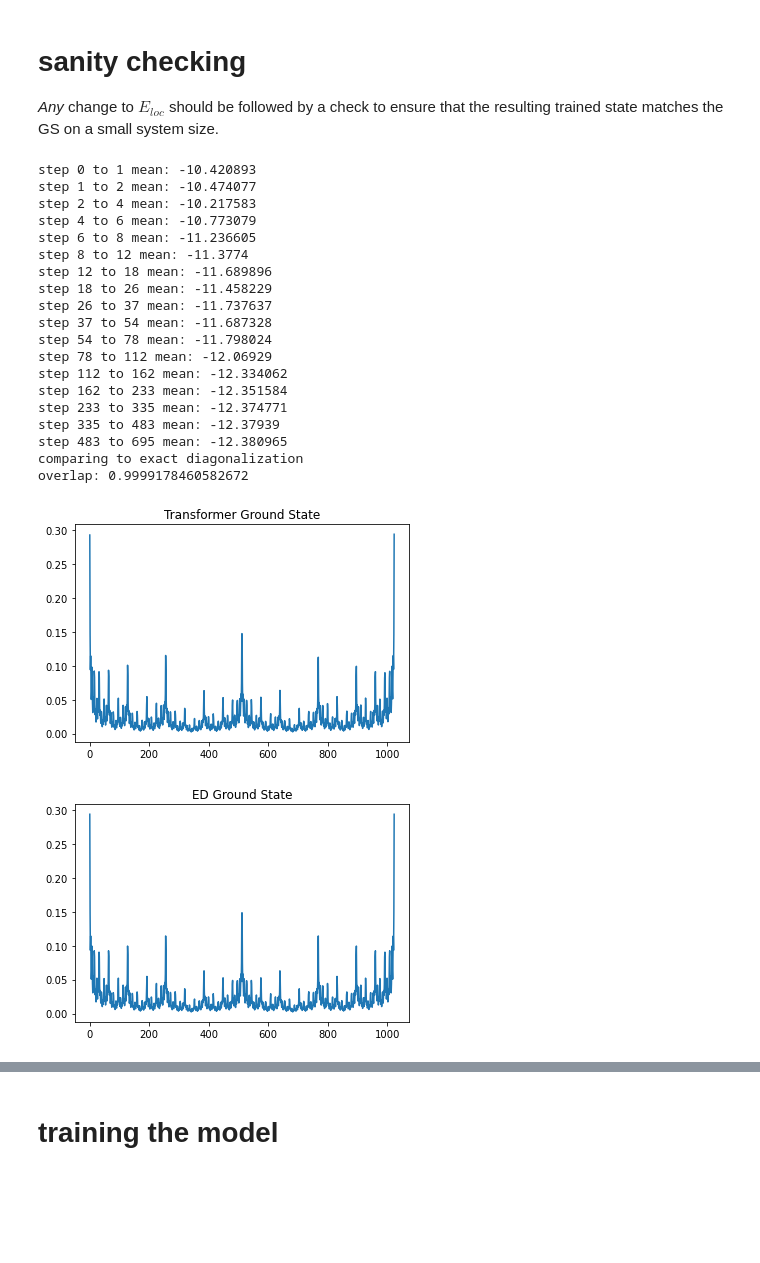
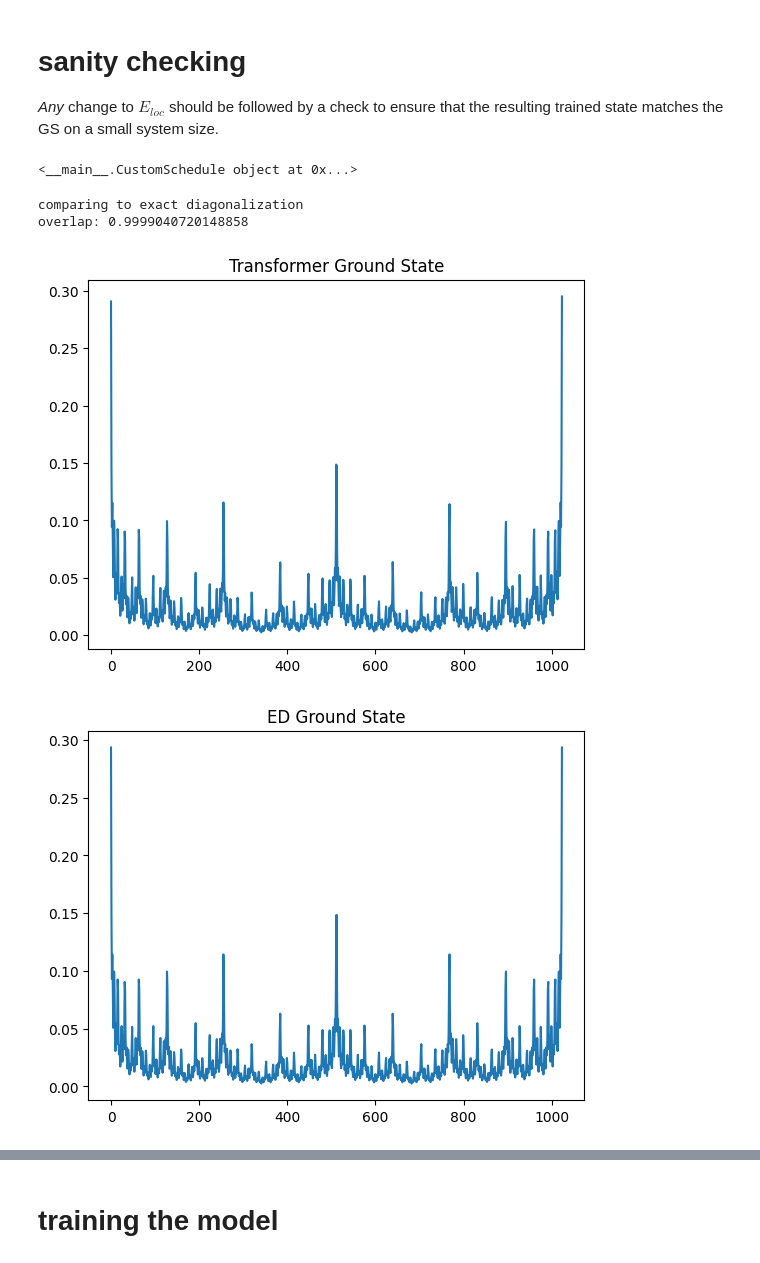
Before and after one commit to durrcommasteven/transformer_wavefunctions, a Jupyter notebook: final_version_transformer_TFIM.ipynb, the cells around one changed output, grey strips where cells are left out. Drawn from its saved outputs; the diff is of its cells as text; code cells hidden in the pictures; blank space fills up the shorter version.

Commit message:
adding tqdm, updating code

```diff
--- a/final_version_transformer_TFIM.ipynb
+++ b/final_version_transformer_TFIM.ipynb
@@ -173,9 +173,28 @@ class CustomSchedule(tf.keras.optimizers.schedules.LearningRateSchedule):
 # sanity checking
 
 _Any_ change to $E_{loc}$ should be followed by a check to ensure that the resulting trained state matches the GS on a small system size.
+# %%
+test_learning_rate = CustomSchedule(
+        d_model=10,
+        warmup_steps=250,
+        final_step = 1000,
+        minimum_step_size = 0.001,
+    )
+# %%
+print(test_learning_rate)
+# %% [output]
+<__main__.CustomSchedule object at 0x...>
+# %%
+test_optimizer = tf.keras.optimizers.legacy.Adam(
+        test_learning_rate,
+        beta_1=0.9,
+        beta_2=0.98,
+        epsilon=1e-9,
+    )
 # %%
 """
 Do we want to check this all works on a small system size
+Run this whenever a change is made to confirm that in the trivial case, the
 """
 check_eloc = True
 
@@ -190,8 +209,6 @@ if check_eloc:
             scrambled=False
         )
 
-    check_indices = [0]+[int(index) for index in np.logspace(0, 3, 20)]
-
     embedding_dimension=15
 
     test_learning_rate = CustomSchedule(
@@ -201,7 +218,7 @@ if check_eloc:
         minimum_step_size = 0.001,
     )
 
-    test_optimizer = tf.keras.optimizers.Adam(
+    test_optimizer = tf.keras.optimizers.legacy.Adam(
         test_learning_rate,
         beta_1=0.9,
         beta_2=0.98,
@@ -232,7 +249,9 @@ if check_eloc:
     test_real_energies = []
     test_imag_energies = []
 
-    for current_rep in range(initial_training_reps):
+    check_eloc_progress_bar = tqdm.tqdm(total=initial_training_reps, unit=' steps', ncols=100)
+
+    for current_training_rep in range(initial_training_reps):
 
         derivatives, (e_real, e_imag) = test_decoder.evaluate_gradients(Ns, local_energy_function, reps=1)
 
@@ -241,14 +260,14 @@ if check_eloc:
         test_real_energies.append(e_real)
         test_imag_energies.append(e_imag)
 
-        if current_rep in check_indices and current_rep>0:
-            position = check_indices.index(current_rep)
-            prev = check_indices[position-1]
-            print(f"step {prev} to {current_rep} mean:", np.mean(test_real_energies[prev:current_rep]))
+        if current_training_rep%5==0 and current_training_rep>0:
+            check_eloc_progress_bar.set_description(f"Loss: {np.mean(test_real_energies[-5:]):.4f}")
 
+        check_eloc_progress_bar.update(1)
     """
     compute overlap with exact ground state
     """
+    check_eloc_progress_bar.close()
 
     print("comparing to exact diagonalization")
 
@@ -259,50 +278,33 @@ if check_eloc:
 
     for i in range(10):
         tfim_ham+= -1*cirq.X(cirq.LineQubit(i))
 
     ham_mat = tfim_ham.matrix()
 
     ws, vs = LA.eigh(ham_mat)
 
     gs = get_explicit_transformer_state(
         test_decoder,
         qubit_num=10,
         assert_real=True,
     )
 
     overlap = np.abs(np.sum(gs*vs[:, 0]))
 
     print(f"overlap: {overlap}")
 
     plt.plot(np.abs(gs))
     plt.title("Transformer Ground State")
     plt.show()
 
     plt.plot(np.abs(vs[:, 0]))
     plt.title("ED Ground State")
     plt.show()
 
     # free up any space this may have taken
     #del test_decoder
 # %% [output]
-step 0 to 1 mean: -10.420893
-step 1 to 2 mean: -10.474077
-step 2 to 4 mean: -10.217583
-step 4 to 6 mean: -10.773079
-step 6 to 8 mean: -11.236605
-step 8 to 12 mean: -11.3774
-step 12 to 18 mean: -11.689896
-step 18 to 26 mean: -11.458229
-step 26 to 37 mean: -11.737637
-step 37 to 54 mean: -11.687328
-step 54 to 78 mean: -11.798024
-step 78 to 112 mean: -12.06929
-step 112 to 162 mean: -12.334062
-step 162 to 233 mean: -12.351584
-step 233 to 335 mean: -12.374771
-step 335 to 483 mean: -12.37939
-step 483 to 695 mean: -12.380965
 comparing to exact diagonalization
-overlap: 0.9999178460582672
+overlap: 0.9999040720148858
-[figure, old version]
+[figure, new version]
-[figure, old version]
+[figure, new version]
```
Also changed, not shown: parts of 14 cells of this notebook, 14 other files.
